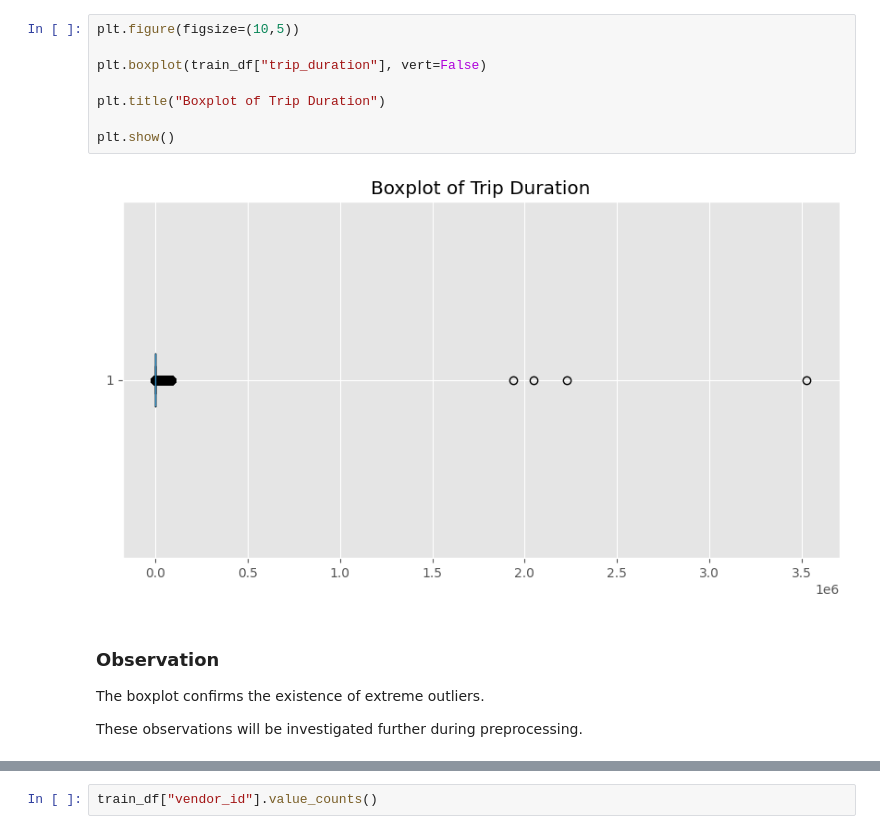
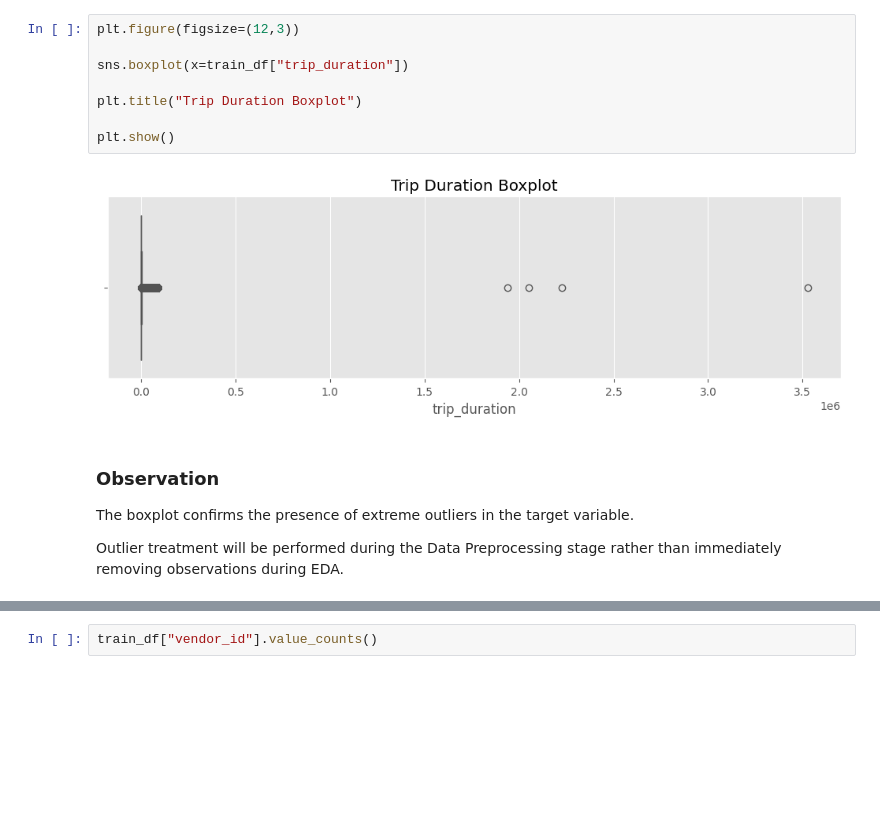
Before and after one commit to manasi-navale2107/RideSense-AI, a Jupyter notebook: notebooks/02_Exploratory_Data_Analysis.ipynb, the cells around one changed output, grey strips where cells are left out. Drawn from its saved outputs; the diff is of its cells as text; blank space fills up the shorter version.

```diff
--- a/notebooks/02_Exploratory_Data_Analysis.ipynb
+++ b/notebooks/02_Exploratory_Data_Analysis.ipynb
@@ -45,16 +71,16 @@ These extreme values indicate the presence of significant outliers.
 # %%
-plt.figure(figsize=(10,5))
+plt.figure(figsize=(12,3))
 
-plt.boxplot(train_df["trip_duration"], vert=False)
+sns.boxplot(x=train_df["trip_duration"])
 
-plt.title("Boxplot of Trip Duration")
+plt.title("Trip Duration Boxplot")
 
 plt.show()
 # %% [output]
-[figure, old version]
+[figure, new version]
 # %% [markdown]
 ### Observation
 
-The boxplot confirms the existence of extreme outliers.
+The boxplot confirms the presence of extreme outliers in the target variable.
 
-These observations will be investigated further during preprocessing.
+Outlier treatment will be performed during the Data Preprocessing stage rather than immediately removing observations during EDA.
```
Also changed, not shown: parts of 49 cells of this notebook, 1 other file.
